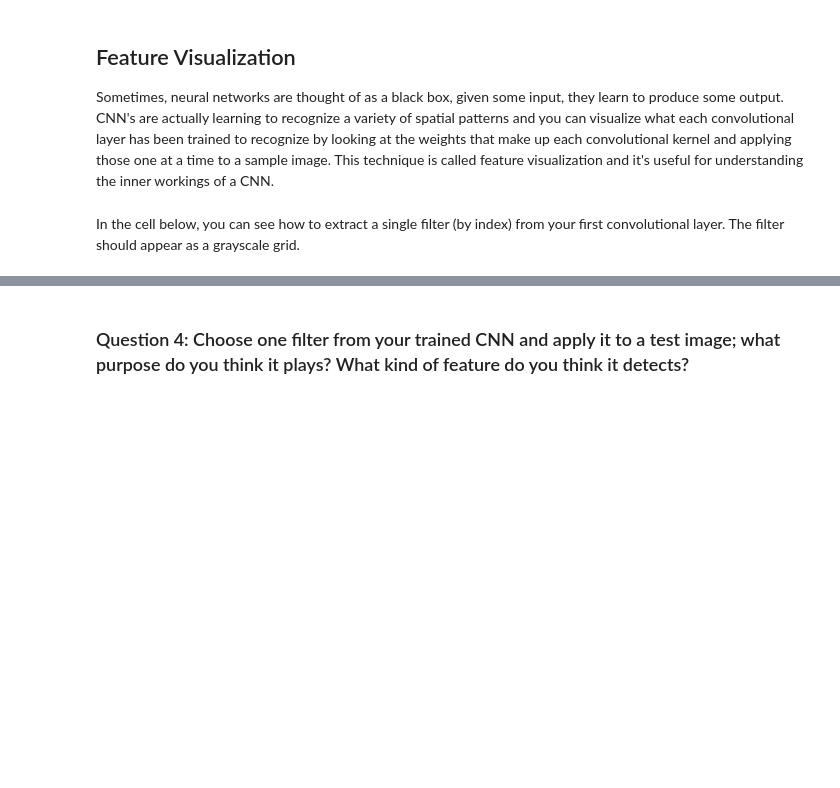
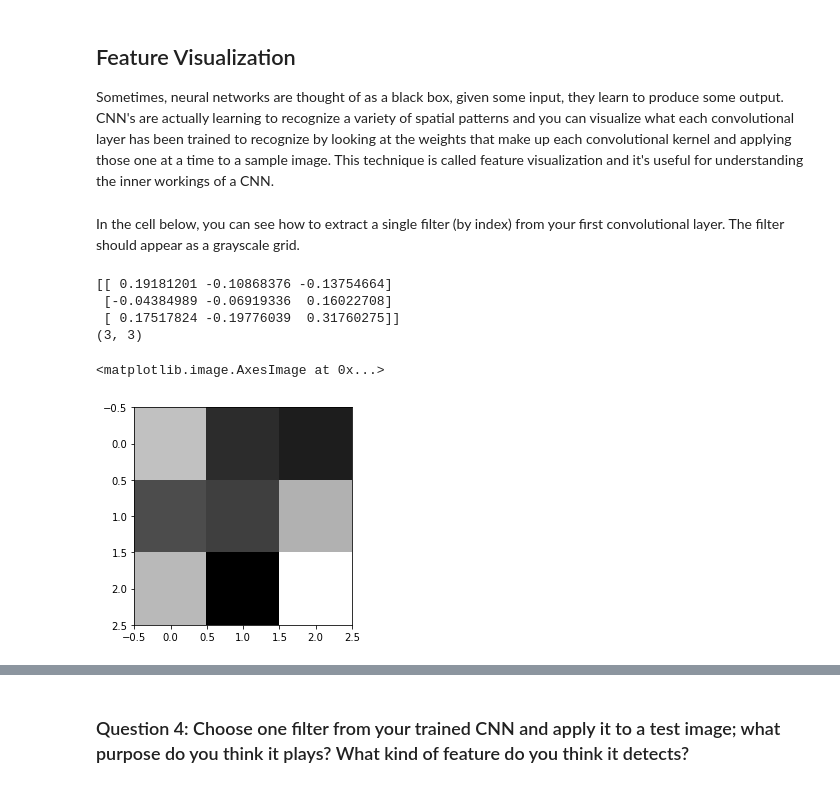
Before and after one commit to mrakelinggar/udacity-compvision-nd, a Jupyter notebook: P1_Facial_Keypoints/2. Define the Network Architecture.ipynb, the cells around one changed output, grey strips where cells are left out. Saved outputs shown, nothing was run; the diff lists cells and outputs as text; code cells hidden in the pictures; blank space fills up the shorter version.

```diff
--- a/P1_Facial_Keypoints/2. Define the Network Architecture.ipynb
+++ b/P1_Facial_Keypoints/2. Define the Network Architecture.ipynb
@@ -482,17 +487,24 @@ In the cell below, you can see how to extract a single filter (by index) from yo
 # %%
 # Get the weights in the first conv layer, "conv1"
 # if necessary, change this to reflect the name of your first conv layer
 weights1 = net.conv1.weight.data
 
 w = weights1.numpy()
 
-filter_index = 0
+filter_index = 10
 
 print(w[filter_index][0])
 print(w[filter_index][0].shape)
 
 # display the filter weights
 plt.imshow(w[filter_index][0], cmap='gray')
+# %% [output]
+[[ 0.19181201 -0.10868376 -0.13754664]
+ [-0.04384989 -0.06919336  0.16022708]
+ [ 0.17517824 -0.19776039  0.31760275]]
+(3, 3)
+<matplotlib.image.AxesImage at 0x...>
+[figure, added]
 # %% [markdown]
 ## Feature maps
 
```
Also changed, not shown: parts of 14 cells of this notebook, 3 other files.
